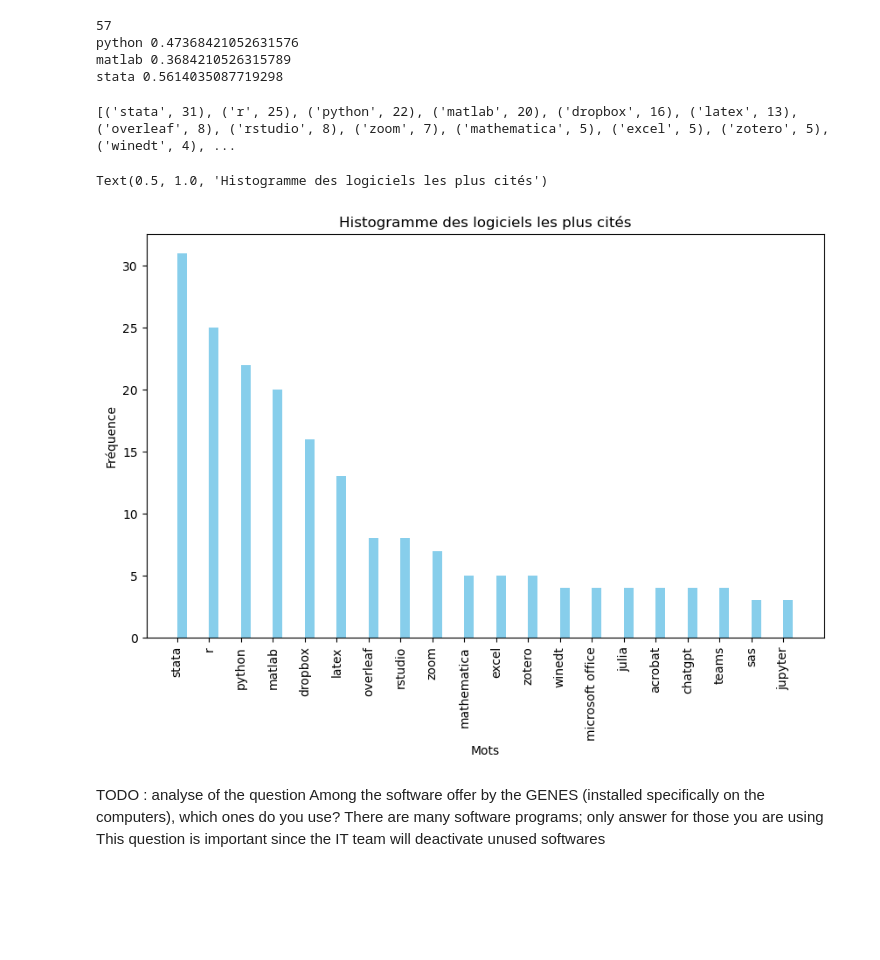
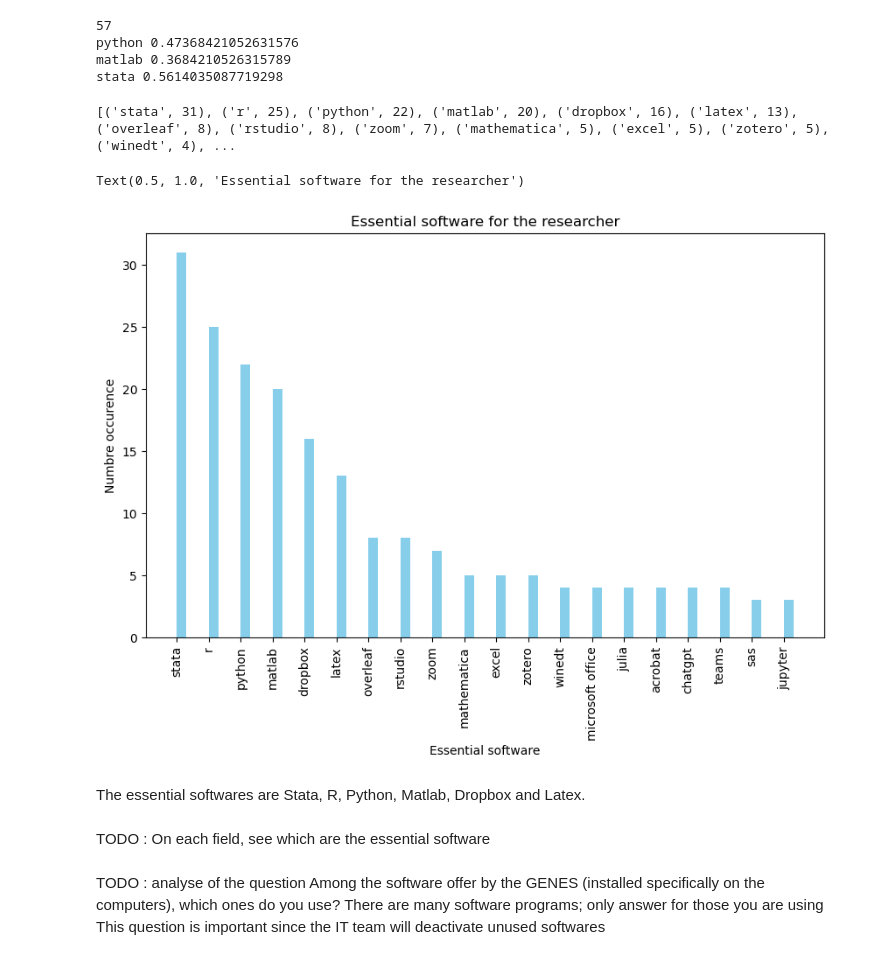
Before and after one commit to emilienschultz/survey-software-crest, a Jupyter notebook: notebooks/Analyze.ipynb, the cells around one changed output. Saved outputs shown, nothing was run; the diff lists cells and outputs as text; code cells hidden in the pictures; blank space fills up the shorter version.

Commit message:
list essential software

```diff
--- a/notebooks/Analyze.ipynb
+++ b/notebooks/Analyze.ipynb
@@ -114,38 +114,42 @@ stata 0.5614035087719298
 from collections import Counter
 
 answer_non_vide = df["essential_software"].dropna()
 words_lists=answer_non_vide.str.split(r',|\n|and|-|/|&|;|:')
 
 # Supprimer les espaces dans les champs de chaque liste
 words_lists = words_lists.apply(lambda x: [word.strip().lower() for word in x])
 
 # Compter les mots dans toutes les listes combinées
 from collections import Counter
 all_words = [word for sublist in words_lists for word in sublist]
 word_count = Counter(all_words)
 # Afficher les mots les plus fréquents
 word_count_list  = word_count.most_common()
 word_count_list = [item for item in word_count_list if item[0] != '']
 print(word_count_list)
 
 # Séparer les mots et les fréquences
 words, counts = zip(*word_count_list)
 
 # Créer un histogramme
 nb_value = 20
 plt.figure(figsize=(10, 6))
 plt.bar(words[:nb_value], counts[:nb_value], color='skyblue', align='edge', width=0.3)
 
 
 # Ajouter des labels et un titre
-plt.xlabel('Mots')
-plt.ylabel('Fréquence')
+plt.xlabel('Essential software')
+plt.ylabel('Numbre occurence')
 plt.xticks(rotation='vertical')
-plt.title('Histogramme des logiciels les plus cités')
+plt.title('Essential software for the researcher')
 # %% [output]
 [('stata', 31), ('r', 25), ('python', 22), ('matlab', 20), ('dropbox', 16), ('latex', 13), ('overleaf', 8), ('rstudio', 8), ('zoom', 7), ('mathematica', 5), ('excel', 5), ('zotero', 5), ('winedt', 4), ...
-Text(0.5, 1.0, 'Histogramme des logiciels les plus cités')
+Text(0.5, 1.0, 'Essential software for the researcher')
-[figure, old version]
+[figure, new version]
+# %% [markdown]
+The essential softwares are Stata, R, Python, Matlab, Dropbox and Latex.
+# %% [markdown]
+TODO : On each field, see which are the essential software
 # %% [markdown]
 TODO : analyse of the  question Among the software offer by the GENES (installed specifically on the computers), which ones do you use?  There are many software programs; only answer for those you are using  This question is important since the IT team will deactivate unused softwares
 # %% [markdown]
```
